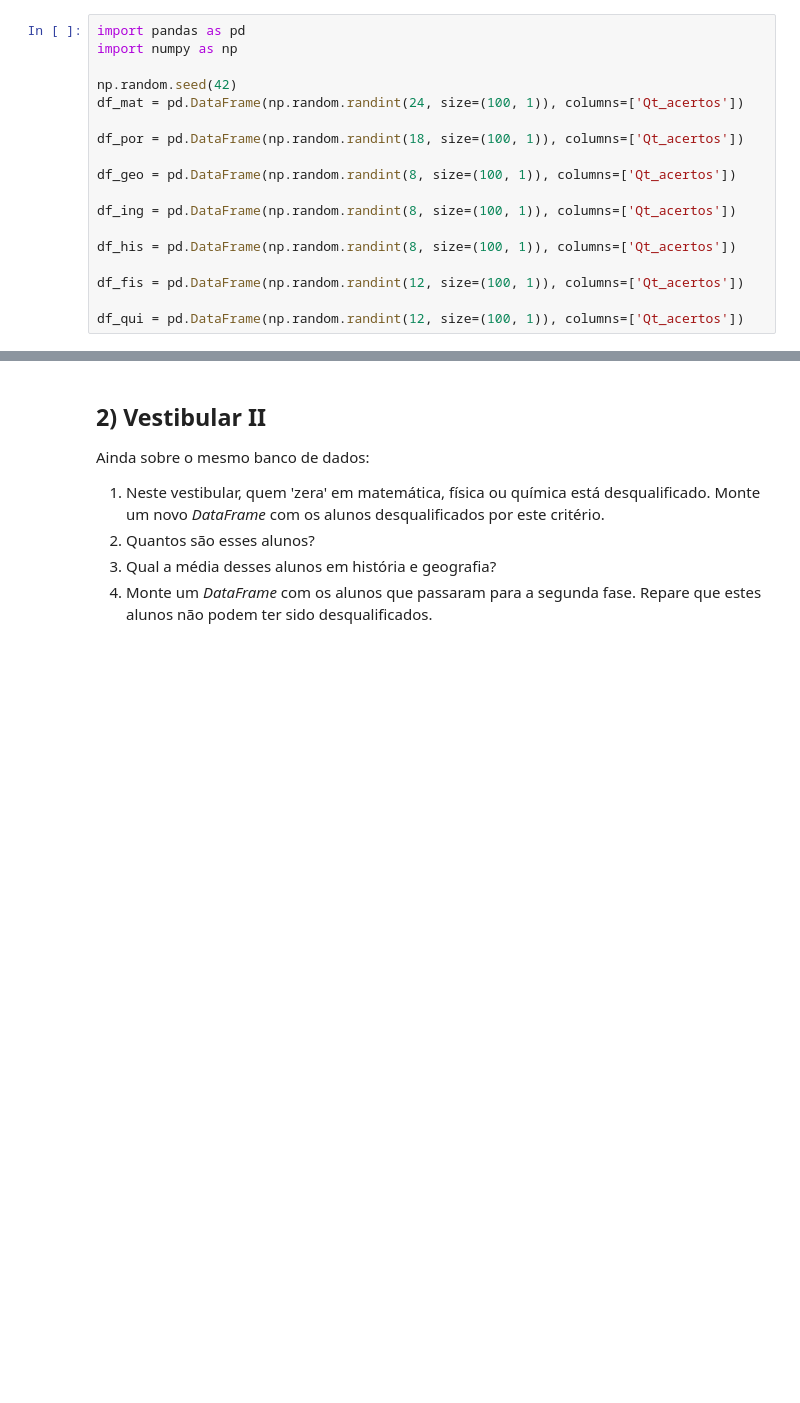
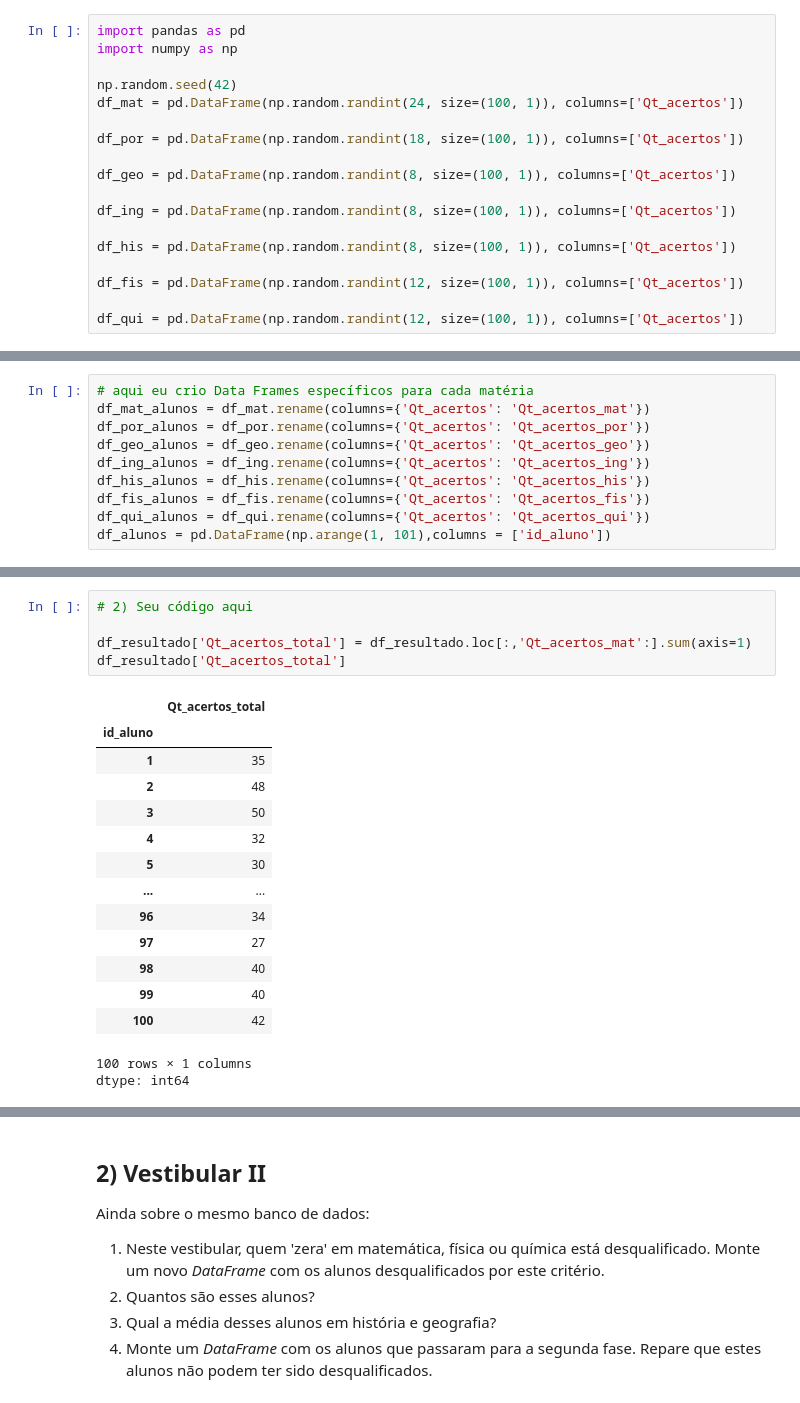
Before and after one commit to 0ace-jk/atividades_ebac, a Jupyter notebook: Mod04_Tarefa_aula_03_a_05_(base)_(1).ipynb, the cells around one changed output, grey strips where cells are left out. Drawn from its saved outputs; the diff is of its cells as text; blank space fills up the shorter version.

```diff
--- a/Mod04_Tarefa_aula_03_a_05_(base)_(1).ipynb
+++ b/Mod04_Tarefa_aula_03_a_05_(base)_(1).ipynb
@@ -41,0 +74,10 @@ df_qui = pd.DataFrame(np.random.randint(12, size=(100, 1)), columns=['Qt_acertos
+# %%
+# aqui eu crio Data Frames específicos para cada matéria
+df_mat_alunos = df_mat.rename(columns={'Qt_acertos': 'Qt_acertos_mat'})
+df_por_alunos = df_por.rename(columns={'Qt_acertos': 'Qt_acertos_por'})
+df_geo_alunos = df_geo.rename(columns={'Qt_acertos': 'Qt_acertos_geo'})
+df_ing_alunos = df_ing.rename(columns={'Qt_acertos': 'Qt_acertos_ing'})
+df_his_alunos = df_his.rename(columns={'Qt_acertos': 'Qt_acertos_his'})
+df_fis_alunos = df_fis.rename(columns={'Qt_acertos': 'Qt_acertos_fis'})
+df_qui_alunos = df_qui.rename(columns={'Qt_acertos': 'Qt_acertos_qui'})
+df_alunos = pd.DataFrame(np.arange(1, 101),columns = ['id_aluno'])
@@ -42 +97,22 @@ df_qui = pd.DataFrame(np.random.randint(12, size=(100, 1)), columns=['Qt_acertos
+# %%
+# 2) Seu código aqui
+
+df_resultado['Qt_acertos_total'] = df_resultado.loc[:,'Qt_acertos_mat':].sum(axis=1)
+df_resultado['Qt_acertos_total']
+# %% [output]
+|  | Qt_acertos_total |
+| id_aluno |  |
+| 1 | 35 |
+| 2 | 48 |
+| 3 | 50 |
+| 4 | 32 |
+| 5 | 30 |
+| ... | ... |
+| 96 | 34 |
+| 97 | 27 |
+| 98 | 40 |
+| 99 | 40 |
+| 100 | 42 |
+100 rows × 1 columns
+dtype: int64
 # %%
```
Also changed, not shown: parts of 12 cells of this notebook.
